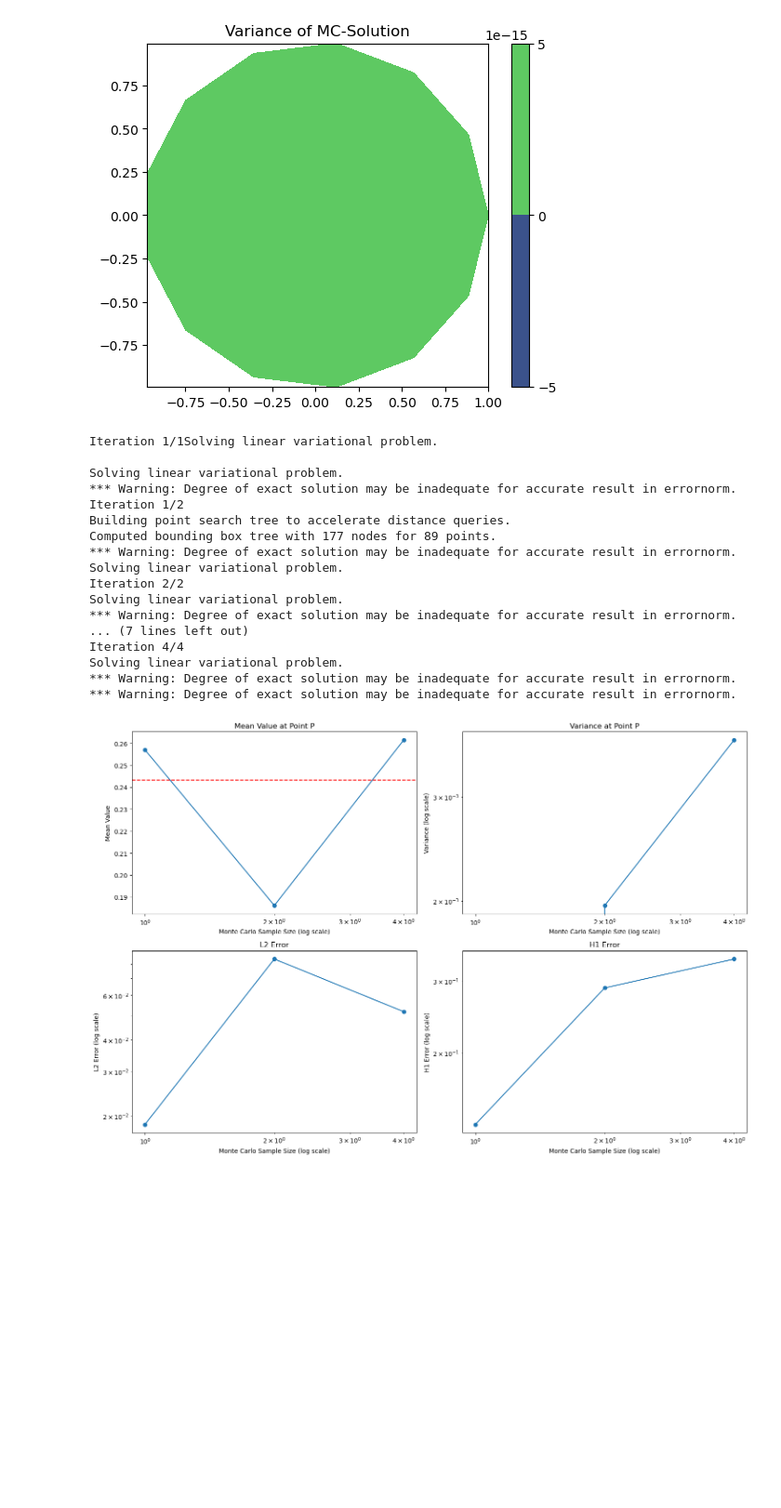
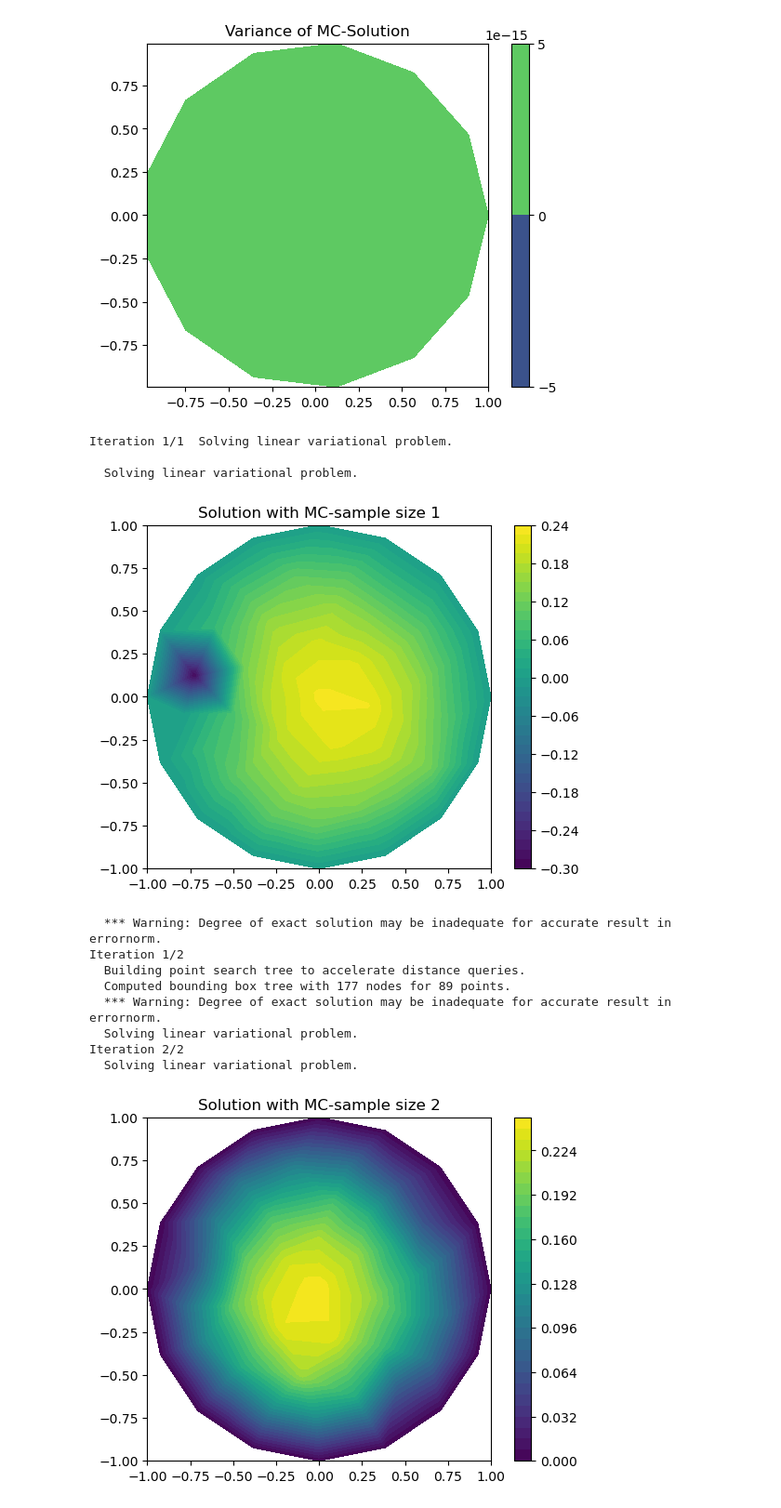
Before and after one commit to EliasReutelsterz/Masterthesis, a Jupyter notebook: poisson_harbrecht_cov_mc_stats.ipynb, the cells around one changed output. Shown at 93% size. Cells and saved outputs as stored; diff of their text form; code cells hidden in the pictures; blank space fills up the shorter version.

Commit message:
first sa functions implemented

```diff
--- a/poisson_harbrecht_cov_mc_stats.ipynb
+++ b/poisson_harbrecht_cov_mc_stats.ipynb
@@ -92,23 +92,28 @@ def calculate_vector_field_eigenpairs(mesh_resolution_c_entries, mc_samples_for_
 
     J = N # Number of eigenvectors -> J = N is maximum
     eigenvalues, eigenvectors = eigh(C, M, subset_by_index=[0, J-1])
+    sorted_indices = np.argsort(eigenvalues)[::-1]
+    sorted_eigenvalues = eigenvalues[sorted_indices]
+    sorted_eigenvectors = eigenvectors[:, sorted_indices]
+
     # Print the eigenvalues and eigenvectors -> important to test if MC-sample size is large enough
-    # print(f"Eigenvalues: {eigenvalues}")
-    # print(f"Eigenvectors: {eigenvectors}")
+    # print(f"Eigenvalues: {sorted_eigenvalues}")
+    # print(f"Eigenvectors: {sorted_eigenvectors}")
 
     # Eliminate negative eigenvalues
-    for index, eigenvalue in enumerate(eigenvalues):
-        if eigenvalue < 0:
-            eigenvalues[index] = 0
-    return eigenvalues, eigenvectors, basis_functions_grads, N, J
+    for index, sorted_eigenvalue in enumerate(sorted_eigenvalues):
+        if sorted_eigenvalue < 0:
+            sorted_eigenvalues[index] = 0
+    return sorted_eigenvalues, sorted_eigenvectors, basis_functions_grads, N, J
 # %%
 ###### Section 1 ######
 ###### Calculation of the eigenpairs for the random field ######
 
 # Inputs
 # 3, 100 takes approximately 5 minutes
-mesh_resolution_c_entries = 3
-mc_samples_for_c_entries = 100
+# 4, 180 takes approximately 36 minutes
+mesh_resolution_c_entries = 4
+mc_samples_for_c_entries = 180
 
 # Calculate the eigenpairs
 eigenvalues, eigenvectors, basis_functions_grads, N, J = calculate_vector_field_eigenpairs(mesh_resolution_c_entries, mc_samples_for_c_entries)
@@ -154,9 +159,9 @@ class AExpression(fe.UserExpression):
     def value_shape(self):
         return (2, 2)
 
-def solve_poisson_for_given_sample(mesh_resolution_fem_single, eigenvalues, eigenvectors, xi, basis_functions_grads, N, J):
-    mesh = mshr.generate_mesh(DOMAIN, mesh_resolution_fem_single)
-    V = fe.FunctionSpace(mesh, "CG", 1)
+def solve_poisson_for_given_sample(mesh_resolution, eigenvalues, eigenvectors, xi, basis_functions_grads, N, J):
+    mesh = mshr.generate_mesh(DOMAIN, mesh_resolution)
+    V = fe.FunctionSpace(mesh, "CG", 3) #! degree 3
     u = fe.TrialFunction(V)
     v = fe.TestFunction(V)
     A_expr = AExpression(eigenvalues, eigenvectors, xi, basis_functions_grads, N, J, degree=2)
@@ -175,7 +180,7 @@ def mc_single_global_calculation(mc_samples_single, mesh_resolution_fem_single):
         u_sols.append(solve_poisson_for_given_sample(mesh_resolution_fem_single, eigenvalues, eigenvectors, xi, basis_functions_grads, N, J))
 
     mesh = mshr.generate_mesh(DOMAIN, mesh_resolution_fem_single)
-    V = fe.FunctionSpace(mesh, "CG", 1)
+    V = fe.FunctionSpace(mesh, "CG", 3) #! degree 3
     mean_sol = fe.Function(V)
     mean_sol.vector()[:] = 0
     for u_sol in u_sols:
@@ -237,7 +242,7 @@ def mc_multiple_local_calculation(mc_samples_multiple, mesh_resolution_fem_multi
     L_2_errors = np.zeros(len(mc_samples_multiple))
     H_1_errors = np.zeros(len(mc_samples_multiple))
     mesh = mshr.generate_mesh(DOMAIN, mesh_resolution_fem_multiple)
-    V = fe.FunctionSpace(mesh, "CG", 1)
+    V = fe.FunctionSpace(mesh, "CG", 3) #! degree 3
     u_true_sol = true_sol(mesh_resolution_fem_true_sol)
 
     for mc_sample_size_index, mc_sample_size in enumerate(mc_samples_multiple):
@@ -251,6 +256,11 @@ def mc_multiple_local_calculation(mc_samples_multiple, mesh_resolution_fem_multi
             u_sols_in_point_P.append(u_sol(P))
             mean_sol.vector()[:] += u_sol.vector() / mc_sample_size
 
+        #! Plot of means
+        c = fe.plot(mean_sol, title='Solution with MC-sample size ' + str(mc_sample_size))
+        plt.colorbar(c)
+        plt.show()
+
         u_sols_in_point_P_mean[mc_sample_size_index] = np.mean(u_sols_in_point_P)
         u_sols_in_point_P_var[mc_sample_size_index] = np.var(u_sols_in_point_P)
         L_2_errors[mc_sample_size_index] = fe.errornorm(u_true_sol, mean_sol, norm_type='L2')
@@ -263,7 +273,8 @@ def mc_multiple_local_calculation(mc_samples_multiple, mesh_resolution_fem_multi
 # Inputs
 # [1, 2, 4], 5, 5 takes approximately 7 minutes
 # [2, 4, 8, 16], 4, 6 takes approximately 20 minutes
-mc_samples_multiple = [1, 2, 4]
+# [1, 2, 4, 8, 16], 5, 5 takes approximately 72 minutes
+mc_samples_multiple = [1, 2, 4, 8, 16]
 mesh_resolution_fem_multiple = 5
 mesh_resolution_fem_true_sol = 5
 P = fe.Point(0, 0)
@@ -287,47 +298,42 @@ plt.ylabel('Mean Value')
 plt.subplot(2, 2, 2)
 plt.plot(mc_samples_multiple, u_sols_in_point_P_var, marker='o')
 plt.xscale('log')
 plt.yscale('log')
 plt.title('Variance at Point P')
 plt.xlabel('Monte Carlo Sample Size (log scale)')
 plt.ylabel('Variance (log scale)')
 
 # L2 error plot
 plt.subplot(2, 2, 3)
 plt.plot(mc_samples_multiple, L_2_errors, marker='o')
 plt.xscale('log')
 plt.yscale('log')
 plt.title('L2 Error')
 plt.xlabel('Monte Carlo Sample Size (log scale)')
 plt.ylabel('L2 Error (log scale)')
 
 # H1 error plot
 plt.subplot(2, 2, 4)
 plt.plot(mc_samples_multiple, H_1_errors, marker='o')
 plt.xscale('log')
 plt.yscale('log')
 plt.title('H1 Error')
 plt.xlabel('Monte Carlo Sample Size (log scale)')
 plt.ylabel('H1 Error (log scale)')
 
 plt.tight_layout()
 plt.show()
 # %% [output]
-Iteration 1/1Solving linear variational problem.
+Iteration 1/1  Solving linear variational problem.
 
-Solving linear variational problem.
-*** Warning: Degree of exact solution may be inadequate for accurate result in errornorm.
-Iteration 1/2
-Building point search tree to accelerate distance queries.
-Computed bounding box tree with 177 nodes for 89 points.
-*** Warning: Degree of exact solution may be inadequate for accurate result in errornorm.
-Solving linear variational problem.
-Iteration 2/2
-Solving linear variational problem.
-*** Warning: Degree of exact solution may be inadequate for accurate result in errornorm.
-... (7 lines left out)
-Iteration 4/4
-Solving linear variational problem.
-*** Warning: Degree of exact solution may be inadequate for accurate result in errornorm.
-*** Warning: Degree of exact solution may be inadequate for accurate result in errornorm.
+  Solving linear variational problem.
-[figure, old version]
+[figure, new version]
+  *** Warning: Degree of exact solution may be inadequate for accurate result in errornorm.
+Iteration 1/2
+  Building point search tree to accelerate distance queries.
+  Computed bounding box tree with 177 nodes for 89 points.
+  *** Warning: Degree of exact solution may be inadequate for accurate result in errornorm.
+  Solving linear variational problem.
+Iteration 2/2
+  Solving linear variational problem.
+[figure, added]
```
Also changed, not shown: parts of 2 cells of this notebook, 3 other files.
